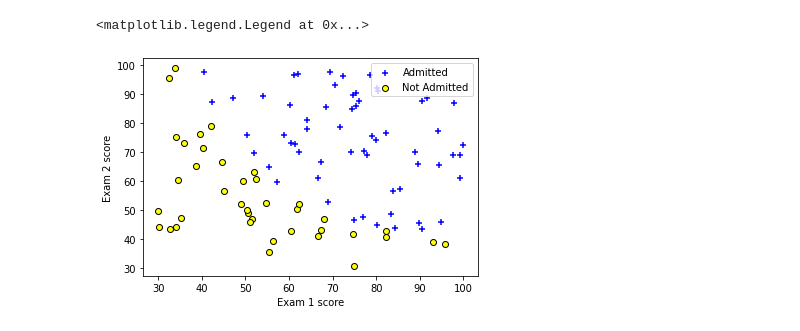
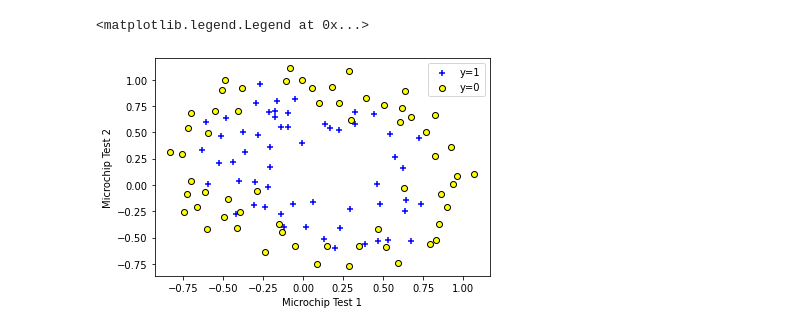
Before and after one commit to ChandraLiuswanto/MLE_test, a Jupyter notebook: Classification/ex2data2.ipynb, the cells around one changed output. Drawn from its saved outputs; the diff is of its cells as text; code cells hidden in the pictures.

```diff
--- a/Classification/ex2data2.ipynb
+++ b/Classification/ex2data2.ipynb
@@ -5,23 +5,12 @@ import matplotlib.pyplot as plt
 # %%
 data = pd.read_csv('ex2data2.txt').to_numpy()
 x = data[:,:-1]
-y = data[:,-1].reshape(-1)
-
-pos_x = []
-neg_x = []
-for i in data:
-    if i[2]==1:
-        pos_x.append(i[:-1])
-    else:
-        neg_x.append(i[:-1])
-class_1_data = np.array(pos_x)
-class_2_data = np.array(neg_x)
-del pos_x,neg_x
-plt.scatter(class_1_data[:,0],class_1_data[:,1],marker='+',c='blue',edgecolors='black')
-plt.scatter(class_2_data[:,0],class_2_data[:,1],marker='o',c='yellow',edgecolors='black')
-plt.xlabel('Exam 1 score')
-plt.ylabel('Exam 2 score')
-plt.legend(['Admitted','Not Admitted'],loc=1)
+y = data[:,-1].reshape((-1,1))
+plt.scatter(x[:,0][y[:,0]==1],x[:,1][y[:,0]==1],marker='+',c='blue',edgecolors='black')
+plt.scatter(x[:,0][y[:,0]==0],x[:,1][y[:,0]==0],marker='o',c='yellow',edgecolors='black')
+plt.xlabel('Microchip Test 1')
+plt.ylabel('Microchip Test 2')
+plt.legend(['y=1','y=0'],loc=1)
 # %% [output]
 <matplotlib.legend.Legend at 0x...>
-[figure, old version]
+[figure, new version]
```
Also changed, not shown: parts of 15 cells of this notebook.
